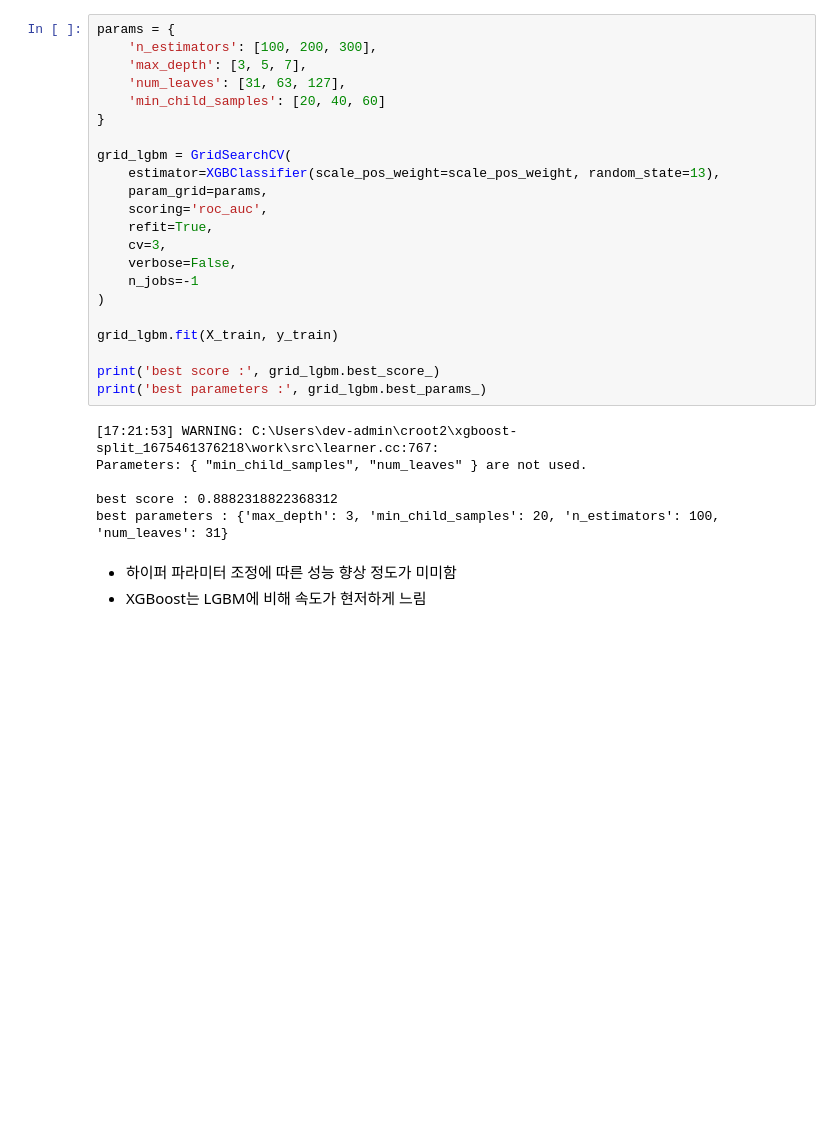
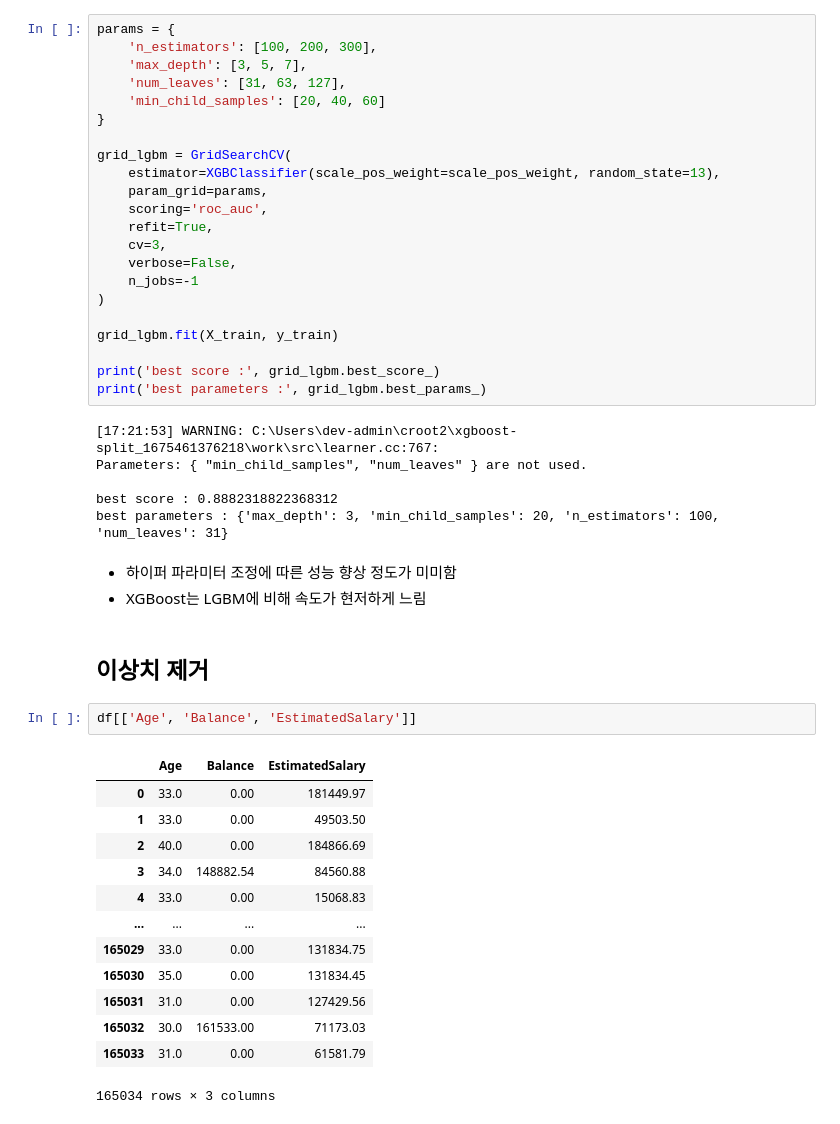
Before and after one commit to kikipark9/ML_Team_Project, a Jupyter notebook: model_source/02. Try_Model.ipynb, the cells around one changed output. Drawn from its saved outputs; the diff is of its cells as text; blank space fills up the shorter version.

```diff
--- a/model_source/02. Try_Model.ipynb
+++ b/model_source/02. Try_Model.ipynb
@@ -583,3 +604,21 @@ best parameters : {'max_depth': 3, 'min_child_samples': 20, 'n_estimators': 100,
 # %% [markdown]
 - 하이퍼 파라미터 조정에 따른 성능 향상 정도가 미미함
 - XGBoost는 LGBM에 비해 속도가 현저하게 느림
+# %% [markdown]
+## 이상치 제거
+# %%
+df[['Age', 'Balance', 'EstimatedSalary']]
+# %% [output]
+|  | Age | Balance | EstimatedSalary |
+| 0 | 33.0 | 0.00 | 181449.97 |
+| 1 | 33.0 | 0.00 | 49503.50 |
+| 2 | 40.0 | 0.00 | 184866.69 |
+| 3 | 34.0 | 148882.54 | 84560.88 |
+| 4 | 33.0 | 0.00 | 15068.83 |
+| ... | ... | ... | ... |
+| 165029 | 33.0 | 0.00 | 131834.75 |
+| 165030 | 35.0 | 0.00 | 131834.45 |
+| 165031 | 31.0 | 0.00 | 127429.56 |
+| 165032 | 30.0 | 161533.00 | 71173.03 |
+| 165033 | 31.0 | 0.00 | 61581.79 |
+165034 rows × 3 columns
```
Also changed, not shown: parts of 11 cells of this notebook.
